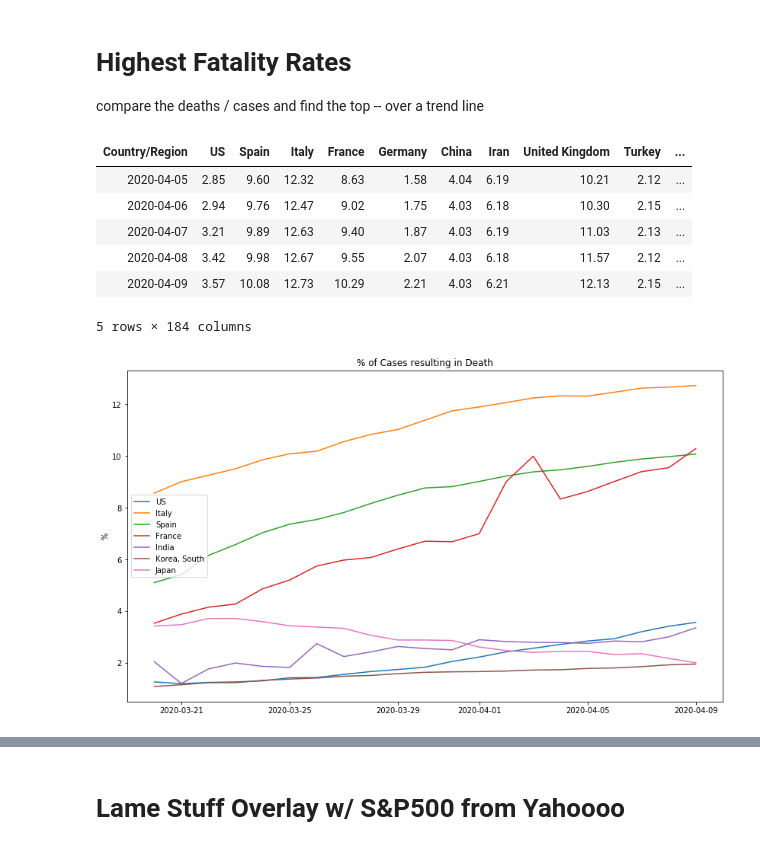
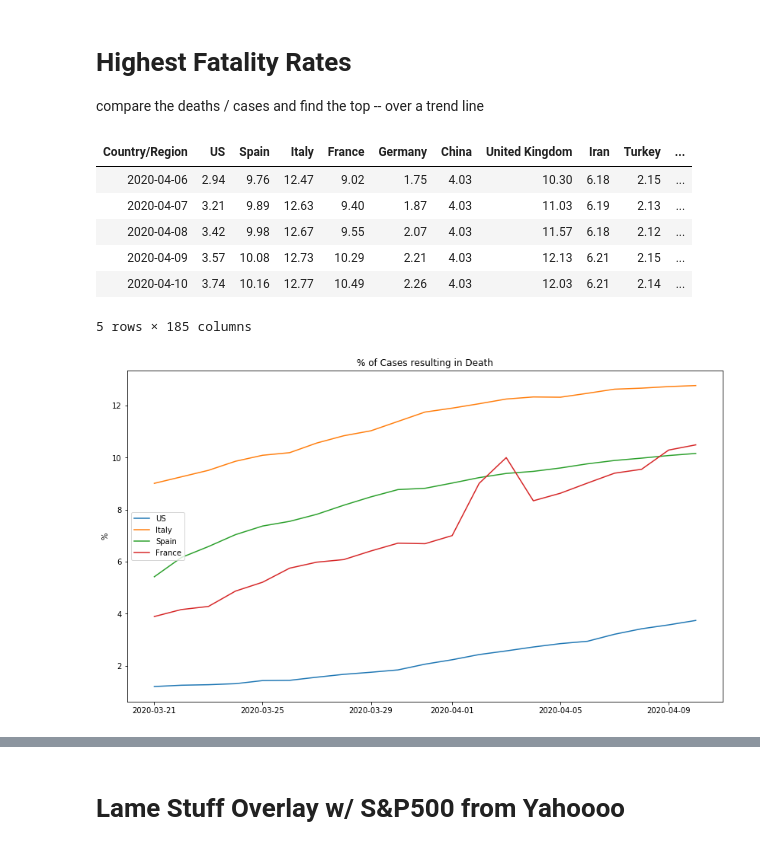
Before and after one commit to dougfoo/machineLearning, a Jupyter notebook: covid/COVID-global-working.ipynb, the cells around one changed output, grey strips where cells are left out. Saved outputs shown, nothing was run; the diff lists cells and outputs as text; code cells hidden in the pictures.

```diff
--- a/covid/COVID-global-working.ipynb
+++ b/covid/COVID-global-working.ipynb
@@ -70,37 +70,37 @@ compare the deaths / cases and find the top -- over a trend line
 # %%
 from pandas.plotting import register_matplotlib_converters
 register_matplotlib_converters()
 
 maxdays = 21
 maxctys = 15
-countries = ['US','Italy','Spain','France','India','Korea, South','Japan']
+countries = ['US','Italy','Spain','France']
 
 df_gfat = dfc_g.copy()
 
 for col in df_gfat.columns:
     df_gfat[col] = (dfd_g[col] / df_gfat[col]).mul(100).round(2)
 df_gfat = df_gfat.fillna(0)
 display(df_gfat.tail())
 
 fig,ax1 = plt.subplots(figsize=(14, 8))
 plt.title('% of Cases resulting in Death')
 ax1.set_ylabel('%')  # we already handled the x-label with ax1
 lines2 = ax1.plot(df_gfat.tail(maxdays).index, df_gfat.tail(maxdays)[countries])
 for c,line in enumerate(lines2):
     line.set_label(countries[c])
 ax1.legend(loc='center left')
 plt.show()
 
 plt.show()
 # %% [output]
-| Country/Region | US | Spain | Italy | France | Germany | China | Iran | United Kingdom | Turkey | ... |
-| 2020-04-05 | 2.85 | 9.60 | 12.32 | 8.63 | 1.58 | 4.04 | 6.19 | 10.21 | 2.12 | ... |
-| 2020-04-06 | 2.94 | 9.76 | 12.47 | 9.02 | 1.75 | 4.03 | 6.18 | 10.30 | 2.15 | ... |
-| 2020-04-07 | 3.21 | 9.89 | 12.63 | 9.40 | 1.87 | 4.03 | 6.19 | 11.03 | 2.13 | ... |
-| 2020-04-08 | 3.42 | 9.98 | 12.67 | 9.55 | 2.07 | 4.03 | 6.18 | 11.57 | 2.12 | ... |
-| 2020-04-09 | 3.57 | 10.08 | 12.73 | 10.29 | 2.21 | 4.03 | 6.21 | 12.13 | 2.15 | ... |
+| Country/Region | US | Spain | Italy | France | Germany | China | United Kingdom | Iran | Turkey | ... |
+| 2020-04-06 | 2.94 | 9.76 | 12.47 | 9.02 | 1.75 | 4.03 | 10.30 | 6.18 | 2.15 | ... |
+| 2020-04-07 | 3.21 | 9.89 | 12.63 | 9.40 | 1.87 | 4.03 | 11.03 | 6.19 | 2.13 | ... |
+| 2020-04-08 | 3.42 | 9.98 | 12.67 | 9.55 | 2.07 | 4.03 | 11.57 | 6.18 | 2.12 | ... |
+| 2020-04-09 | 3.57 | 10.08 | 12.73 | 10.29 | 2.21 | 4.03 | 12.13 | 6.21 | 2.15 | ... |
+| 2020-04-10 | 3.74 | 10.16 | 12.77 | 10.49 | 2.26 | 4.03 | 12.03 | 6.21 | 2.14 | ... |
-5 rows × 184 columns
+5 rows × 185 columns
-[figure, old version]
+[figure, new version]
 # %%
 minct = 100
 maxdays = 21
```
Also changed, not shown: parts of 17 cells of this notebook.
